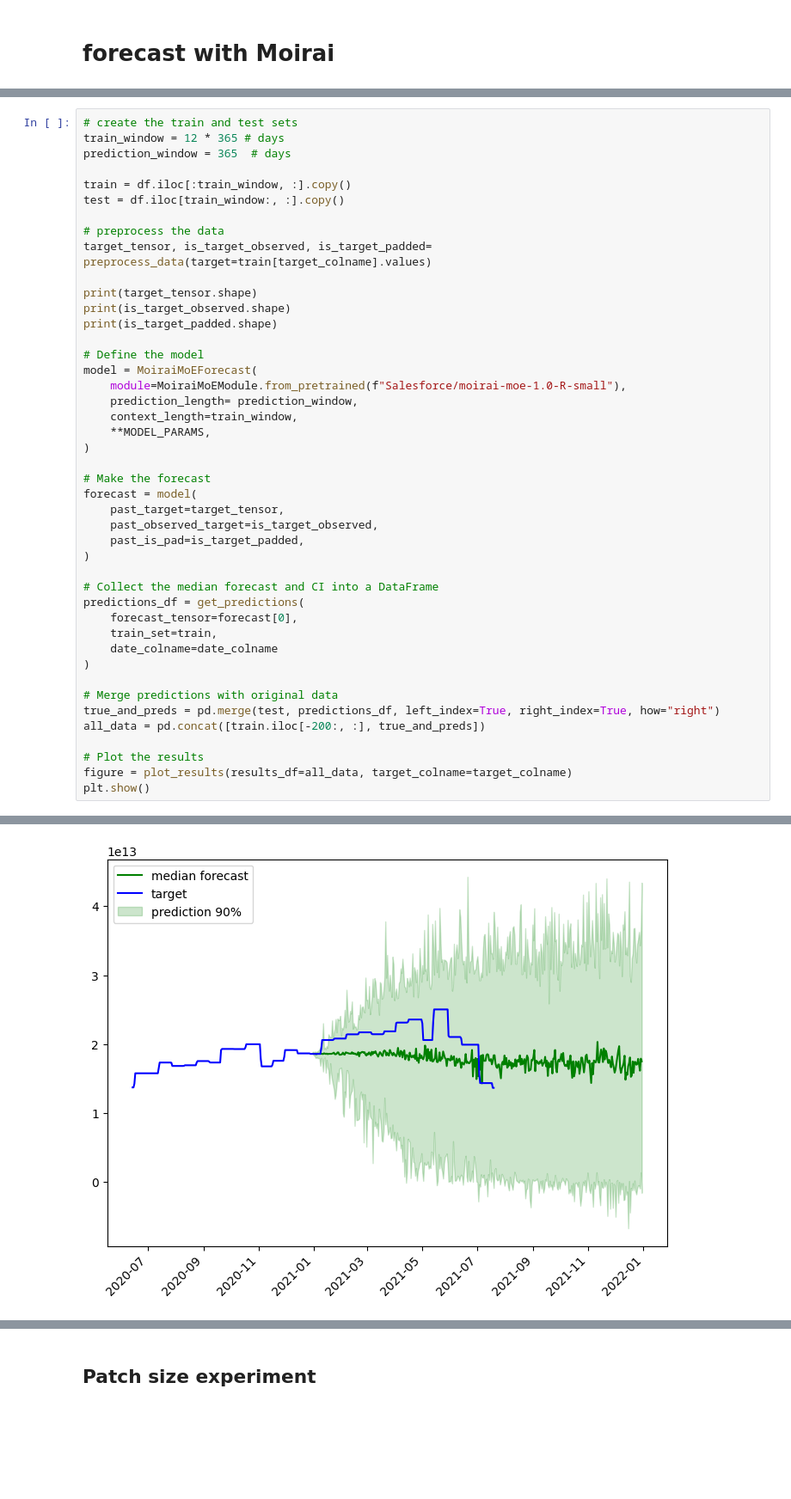
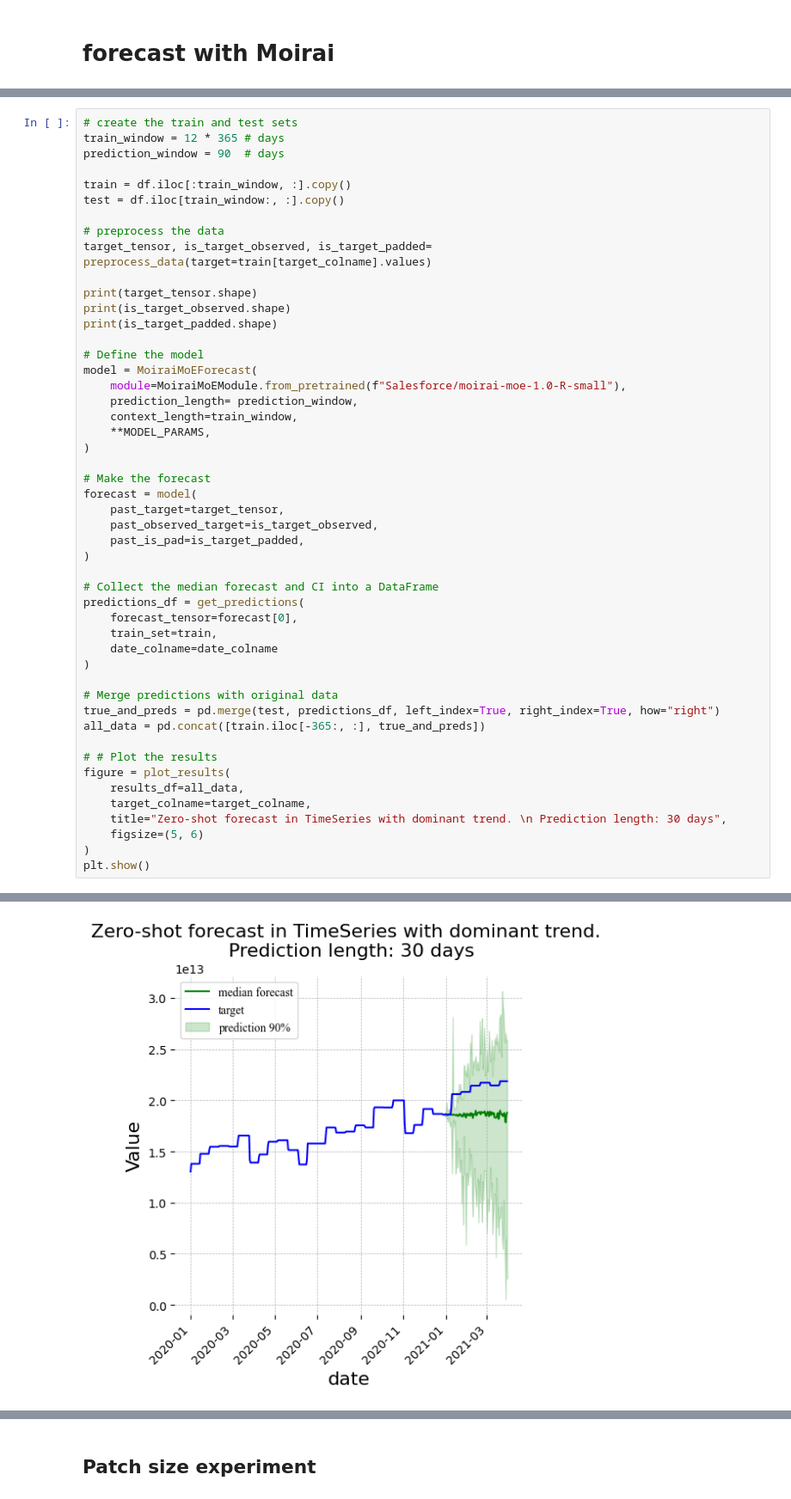
Before and after one commit to anamabo/medium-blogs, a Jupyter notebook: moirai-moe/notebooks/moiraimoe_forecast_dataset1.ipynb, the cells around one changed output, grey strips where cells are left out. Shown at 86% size. Saved outputs shown, nothing was run; the diff lists cells and outputs as text; blank space fills up the shorter version.

```diff
--- a/moirai-moe/notebooks/moiraimoe_forecast_dataset1.ipynb
+++ b/moirai-moe/notebooks/moiraimoe_forecast_dataset1.ipynb
@@ -48,7 +47,7 @@ time frequency: 1 days 00:00:00
 # %%
 # create the train and test sets
 train_window = 12 * 365 # days
-prediction_window = 365  # days
+prediction_window = 90  # days
 
 train = df.iloc[:train_window, :].copy()
 test = df.iloc[train_window:, :].copy()
@@ -63,37 +62,42 @@ print(is_target_padded.shape)
 # Define the model
 model = MoiraiMoEForecast(
     module=MoiraiMoEModule.from_pretrained(f"Salesforce/moirai-moe-1.0-R-small"),
     prediction_length= prediction_window,
     context_length=train_window,
     **MODEL_PARAMS,
 )
 
 # Make the forecast
 forecast = model(
     past_target=target_tensor,
     past_observed_target=is_target_observed,
     past_is_pad=is_target_padded,
 )
 
 # Collect the median forecast and CI into a DataFrame
 predictions_df = get_predictions(
     forecast_tensor=forecast[0],
     train_set=train,
     date_colname=date_colname
 )
 
 # Merge predictions with original data
 true_and_preds = pd.merge(test, predictions_df, left_index=True, right_index=True, how="right")
-all_data = pd.concat([train.iloc[-200:, :], true_and_preds])
+all_data = pd.concat([train.iloc[-365:, :], true_and_preds])
 
-# Plot the results
-figure = plot_results(results_df=all_data, target_colname=target_colname)
+# # Plot the results
+figure = plot_results(
+    results_df=all_data,
+    target_colname=target_colname,
+    title="Zero-shot forecast in TimeSeries with dominant trend. \n Prediction length: 30 days",
+    figsize=(5, 6)
+)
 plt.show()
 # %% [output]
 torch.Size([1, 4380, 1])
 torch.Size([1, 4380, 1])
 torch.Size([1, 4380])
-[figure, old version]
+[figure, new version]
 # %%
 # Compute the forecast error
 true_and_preds.dropna(inplace=True)
```
Also changed, not shown: parts of 6 cells of this notebook, 3 other files.
